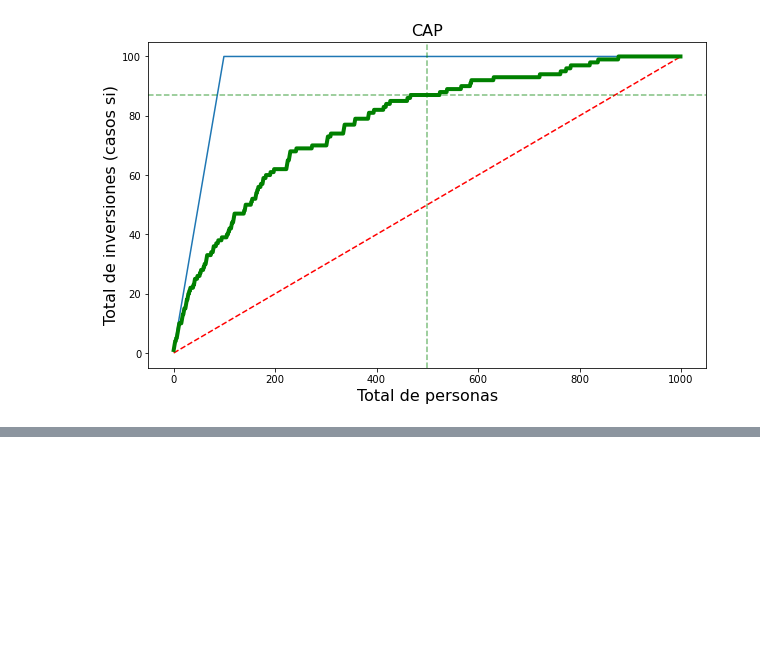
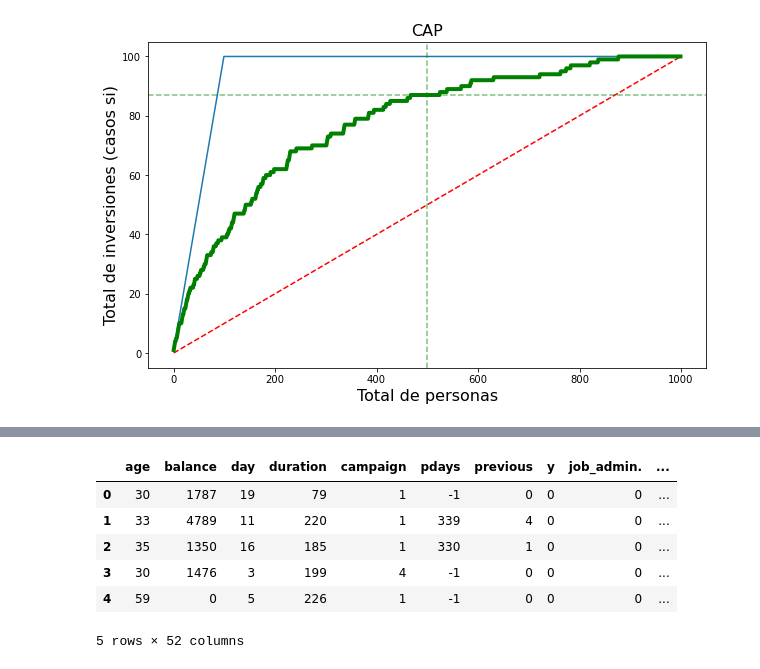
Before and after one commit to stefymojica/Boston_ML, a Jupyter notebook: bank-prediction/Mejorando-modelos.ipynb, the cells around one changed output, grey strips where cells are left out. Saved outputs shown, nothing was run; the diff lists cells and outputs as text; code cells hidden in the pictures; blank space fills up the shorter version.

Commit message:
Añadiendo variables Dummy

```diff
--- a/bank-prediction/Mejorando-modelos.ipynb
+++ b/bank-prediction/Mejorando-modelos.ipynb
@@ -140,0 +173,3 @@ df_reduced.head()
+# %%
+columns_to_dummy = df.columns[df.dtypes == np.object]
+columns_to_dummy
@@ -140,0 +182,11 @@ df_reduced.head()
+# %%
+df_w_dummy = pd.get_dummies(df,prefix=columns_to_dummy)
+df_w_dummy.head()
+# %% [output]
+|  | age | balance | day | duration | campaign | pdays | previous | y | job_admin. | ... |
+| 0 | 30 | 1787 | 19 | 79 | 1 | -1 | 0 | 0 | 0 | ... |
+| 1 | 33 | 4789 | 11 | 220 | 1 | 339 | 4 | 0 | 0 | ... |
+| 2 | 35 | 1350 | 16 | 185 | 1 | 330 | 1 | 0 | 0 | ... |
+| 3 | 30 | 1476 | 3 | 199 | 4 | -1 | 0 | 0 | 0 | ... |
+| 4 | 59 | 0 | 5 | 226 | 1 | -1 | 0 | 0 | 0 | ... |
+5 rows × 52 columns
```
Also changed, not shown: parts of 5 cells of this notebook.
